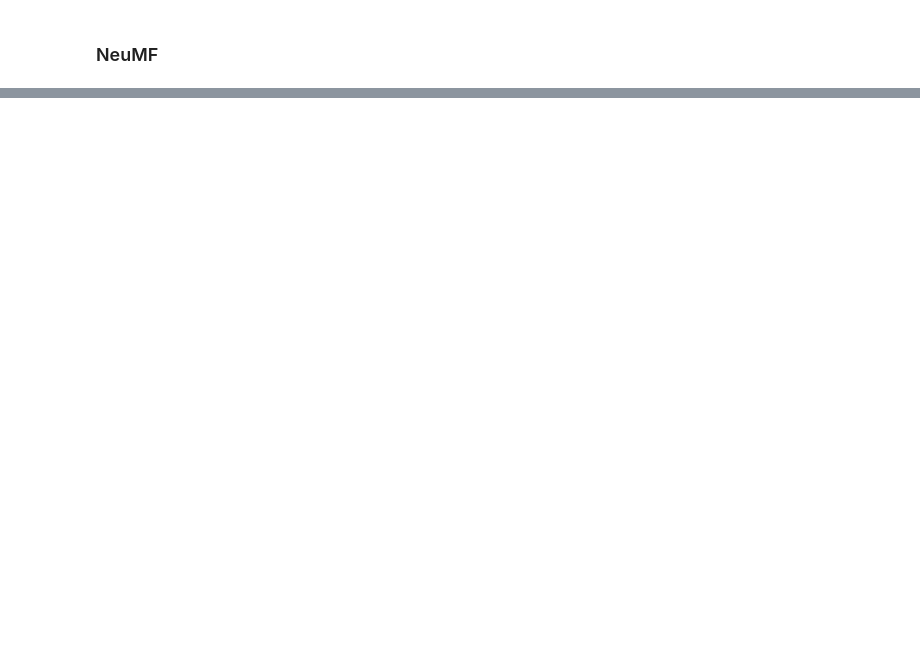
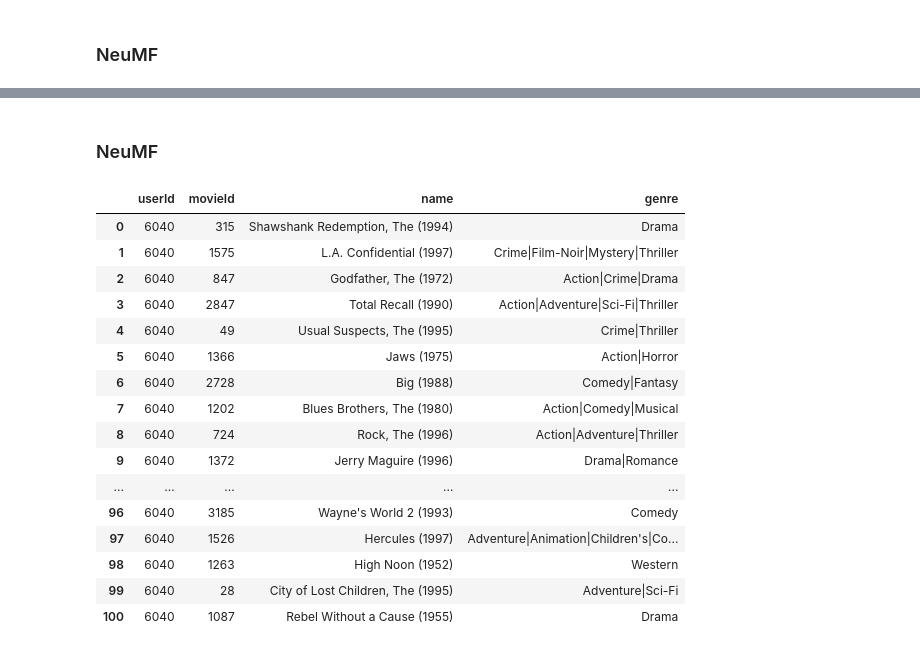
Before and after one commit to galuzina-k/RecSys_thesis, a Jupyter notebook: RecSys/notebooks/NCF.ipynb, the cells around one changed output, grey strips where cells are left out. Drawn from its saved outputs; the diff is of its cells as text; code cells hidden in the pictures; blank space fills up the shorter version.

```diff
--- a/RecSys/notebooks/NCF.ipynb
+++ b/RecSys/notebooks/NCF.ipynb
@@ -128,3 +146,19 @@ for user in tqdm(df_val.userId.unique(), desc="Enriching val"):
 df_val = pd.concat([df_val, df_add], ignore_index=True).drop(
     columns=["timestamp", "rating", "rank"]
 )
+
+# adding data for test user
+df_add = pd.DataFrame()
+user = df_users["userId"].max()
+movie = df_test.loc[df_test.userId == user, "movieId"]
+watched_movies = np.append(
+    movie, df_train.loc[df_train.userId == user, "movieId"].values
+)
+not_wathed_movies = np.setdiff1d(
+    np.arange(df_movies["movieId"].max() + 1), watched_movies
+)
+random_500 = np.random.choice(not_wathed_movies, 500, replace=False)
+
+df_temp = pd.DataFrame().assign(movieId=random_500, userId=user, action=0)
+df_add = pd.concat([df_add, df_temp], ignore_index=True)
+df_test_user = df_add
@@ -306,0 +412,48 @@ reccomendation_report(pred, target, k=15)
+# %% [markdown]
+### NeuMF
+# %%
+test_user_loader = DataLoader(
+    TensorDataset(
+        torch.tensor(df_test_user["userId"]), torch.tensor(df_test_user["movieId"])
+    ),
+    batch_size=4096,
+    shuffle=False,
+)
+# predict neumf
+neumf.eval()
+total_preds = torch.zeros(len(test_user_loader.dataset))
+batch_size = test_user_loader.batch_size
+for i, (userIds, movieIds) in enumerate(
+    tqdm(test_user_loader, desc="Inference", unit="batch")
+):
+    with torch.no_grad():
+        total_preds[i * batch_size : (i + 1) * batch_size] = neumf(
+            userIds, movieIds
+        ).flatten()
+
+df_test_user["rating_pred"] = total_preds.numpy()
+
+display(
+    df_test_user.loc[df_test_user.userId == df_test_user["userId"].max()]
+    .sort_values(by="rating_pred", ascending=False)
+    .merge(df_movies, on="movieId")
+    .loc[:100, ["userId", "movieId", "name", "genre"]]
+)
+# %% [output]
+|  | userId | movieId | name | genre |
+| 0 | 6040 | 315 | Shawshank Redemption, The (1994) | Drama |
+| 1 | 6040 | 1575 | L.A. Confidential (1997) | Crime|Film-Noir|Mystery|Thriller |
+| 2 | 6040 | 847 | Godfather, The (1972) | Action|Crime|Drama |
+| 3 | 6040 | 2847 | Total Recall (1990) | Action|Adventure|Sci-Fi|Thriller |
+| 4 | 6040 | 49 | Usual Suspects, The (1995) | Crime|Thriller |
+| 5 | 6040 | 1366 | Jaws (1975) | Action|Horror |
+| 6 | 6040 | 2728 | Big (1988) | Comedy|Fantasy |
+| 7 | 6040 | 1202 | Blues Brothers, The (1980) | Action|Comedy|Musical |
+| 8 | 6040 | 724 | Rock, The (1996) | Action|Adventure|Thriller |
+| 9 | 6040 | 1372 | Jerry Maguire (1996) | Drama|Romance |
+| ... | ... | ... | ... | ... |
+| 96 | 6040 | 3185 | Wayne's World 2 (1993) | Comedy |
+| 97 | 6040 | 1526 | Hercules (1997) | Adventure|Animation|Children's|Co... |
+| 98 | 6040 | 1263 | High Noon (1952) | Western |
+| 99 | 6040 | 28 | City of Lost Children, The (1995) | Adventure|Sci-Fi |
+| 100 | 6040 | 1087 | Rebel Without a Cause (1955) | Drama |
```
Also changed, not shown: parts of 24 cells of this notebook, 13 other files.
